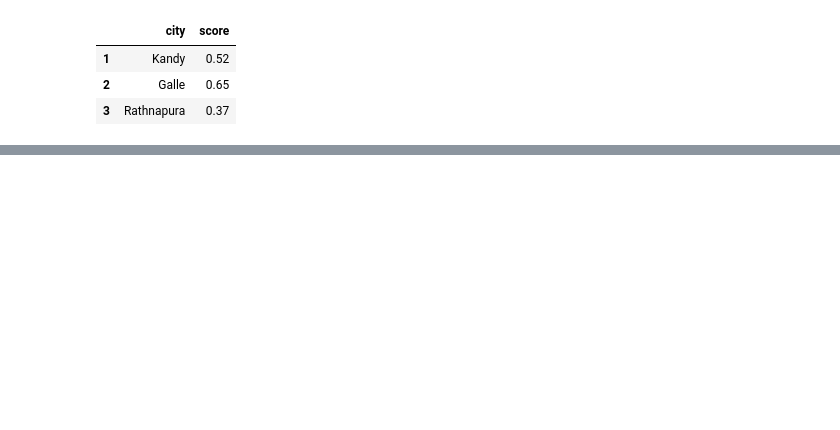
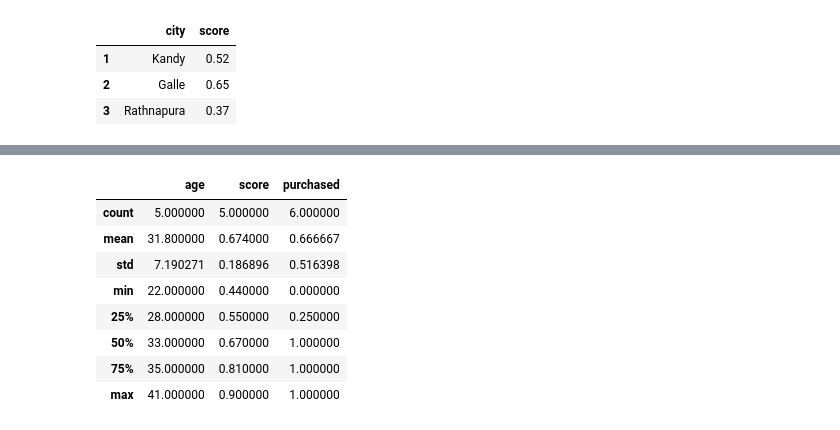
Before and after one commit to DhanushkaSa/Machine-learning-from-scratch-to-advanced, a Jupyter notebook: Day 9/home.ipynb, the cells around one changed output, grey strips where cells are left out. Saved outputs shown, nothing was run; the diff lists cells and outputs as text; code cells hidden in the pictures; blank space fills up the shorter version.

```diff
--- a/Day 9/home.ipynb
+++ b/Day 9/home.ipynb
@@ -560,0 +614,12 @@ df.loc[1:3,"city":"score"]
+# %%
+df.describe()
+# %% [output]
+|  | age | score | purchased |
+| count | 5.000000 | 5.000000 | 6.000000 |
+| mean | 31.800000 | 0.674000 | 0.666667 |
+| std | 7.190271 | 0.186896 | 0.516398 |
+| min | 22.000000 | 0.440000 | 0.000000 |
+| 25% | 28.000000 | 0.550000 | 0.250000 |
+| 50% | 33.000000 | 0.670000 | 1.000000 |
+| 75% | 35.000000 | 0.810000 | 1.000000 |
+| max | 41.000000 | 0.900000 | 1.000000 |
```
Also changed, not shown: parts of 23 cells of this notebook, 1 other file.
